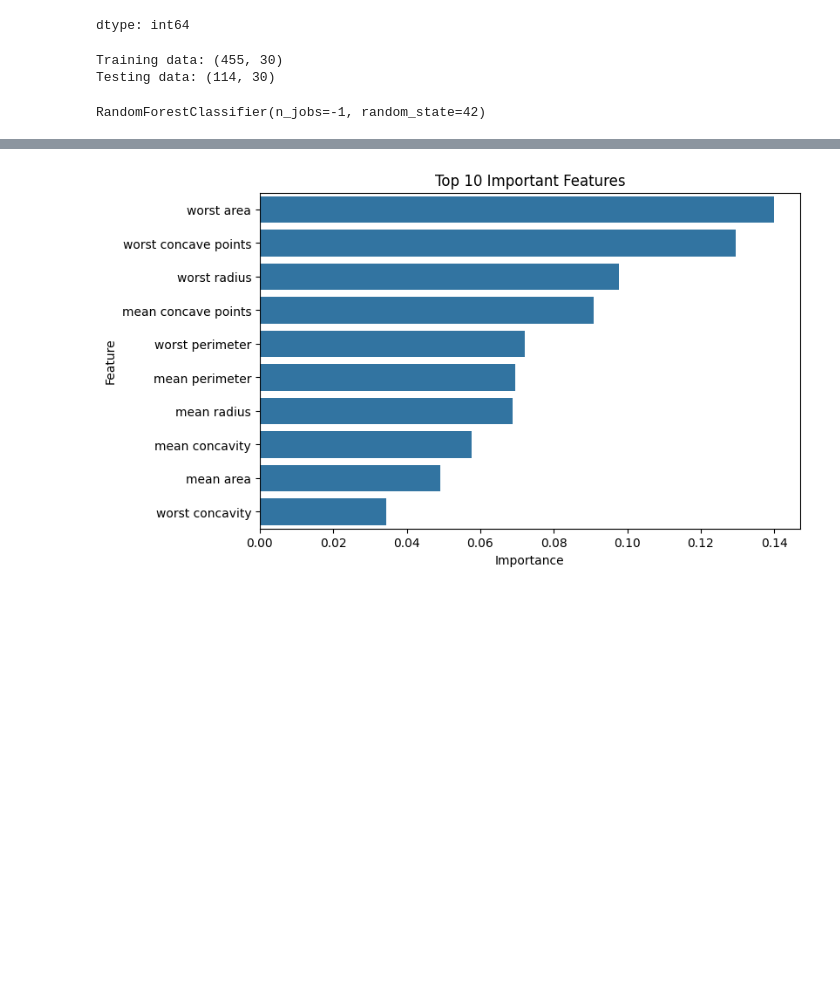
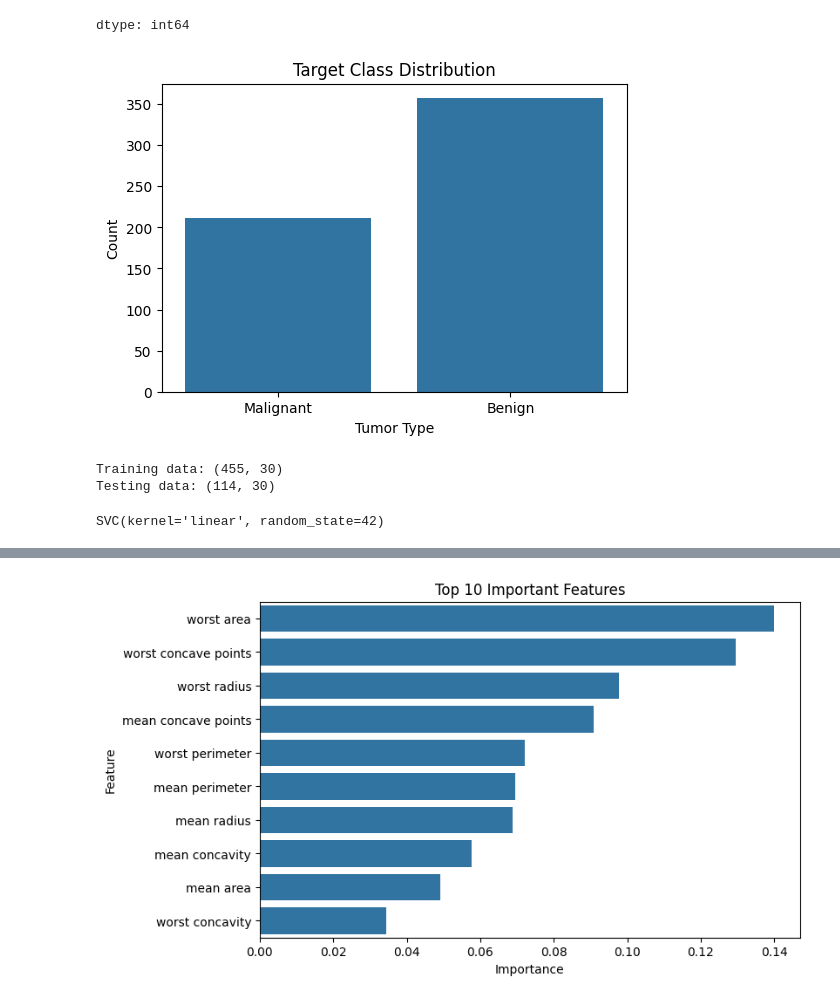
Before and after one commit to yadavanshudstcims2025-cell/machine-learning-short-codes, a Jupyter notebook: breast_cancer_random_forest.ipynb, the cells around one changed output, grey strips where cells are left out. Drawn from its saved outputs; the diff is of its cells as text; code cells hidden in the pictures; blank space fills up the shorter version.

```diff
--- a/breast_cancer_random_forest.ipynb
+++ b/breast_cancer_random_forest.ipynb
@@ -87,6 +88,17 @@ dtype: int64
 # %%
 X = df.drop(columns=["target"])
 y = df["target"]
+# %%
+plt.figure(figsize=(6, 4))
+sns.countplot(x=df["target"])
+
+plt.xticks([0, 1], ["Malignant", "Benign"])
+plt.title("Target Class Distribution")
+plt.xlabel("Tumor Type")
+plt.ylabel("Count")
+plt.show()
+# %% [output]
+[figure, added]
 # %%
 X_train, X_test, y_train, y_test = train_test_split(
     X,
@@ -101,14 +113,3 @@ print("Testing data:", X_test.shape)
 # %% [output]
 Training data: (455, 30)
 Testing data: (114, 30)
-# %%
-model = RandomForestClassifier(
-    n_estimators=100,
-    max_depth=None,
-    random_state=42,
-    n_jobs=-1
-)
-
-model.fit(X_train, y_train)
-# %% [output]
-RandomForestClassifier(n_jobs=-1, random_state=42)
@@ -116,0 +121,10 @@ y_pred = model.predict(X_test)
+# %%
+svm_linear = SVC(
+    kernel="linear",
+    C=1.0,
+    random_state=42
+)
+
+svm_linear.fit(X_train_scaled, y_train)
+# %% [output]
+SVC(kernel='linear', random_state=42)
```
Also changed, not shown: parts of 14 cells of this notebook.
